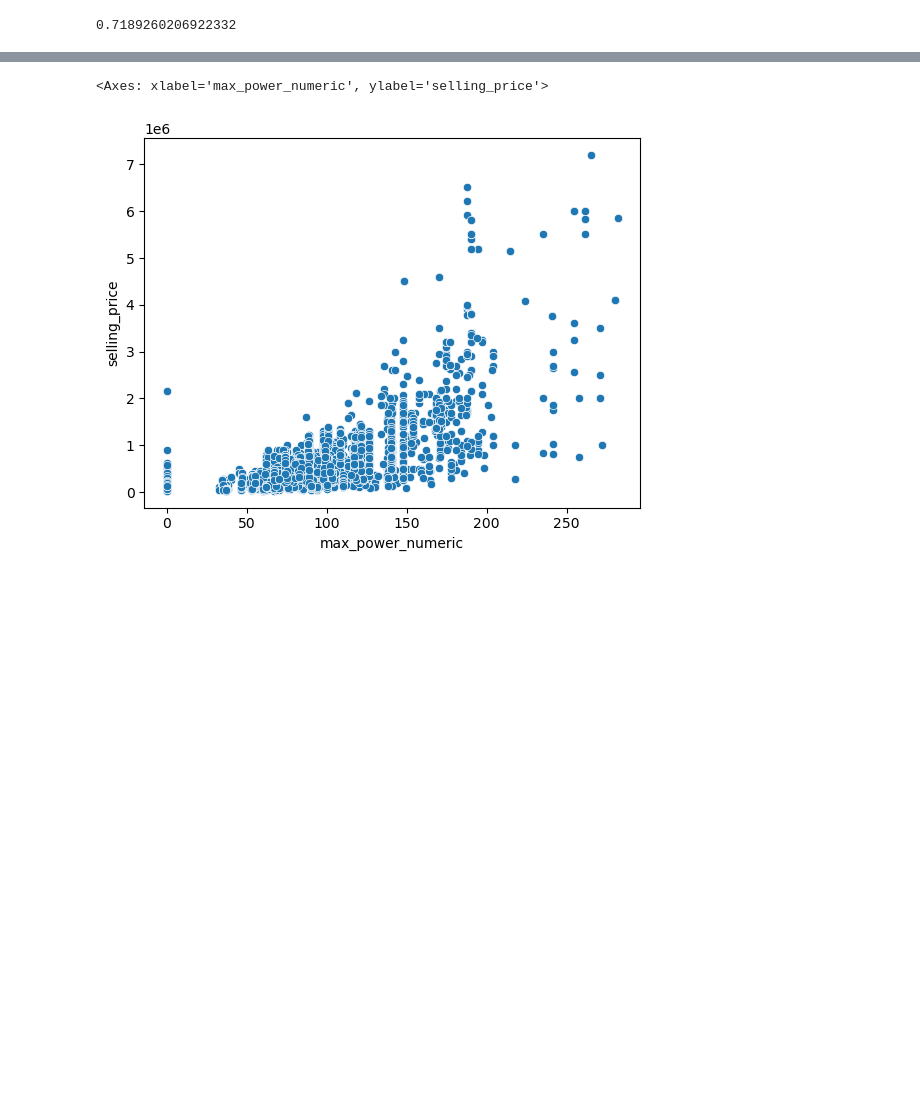
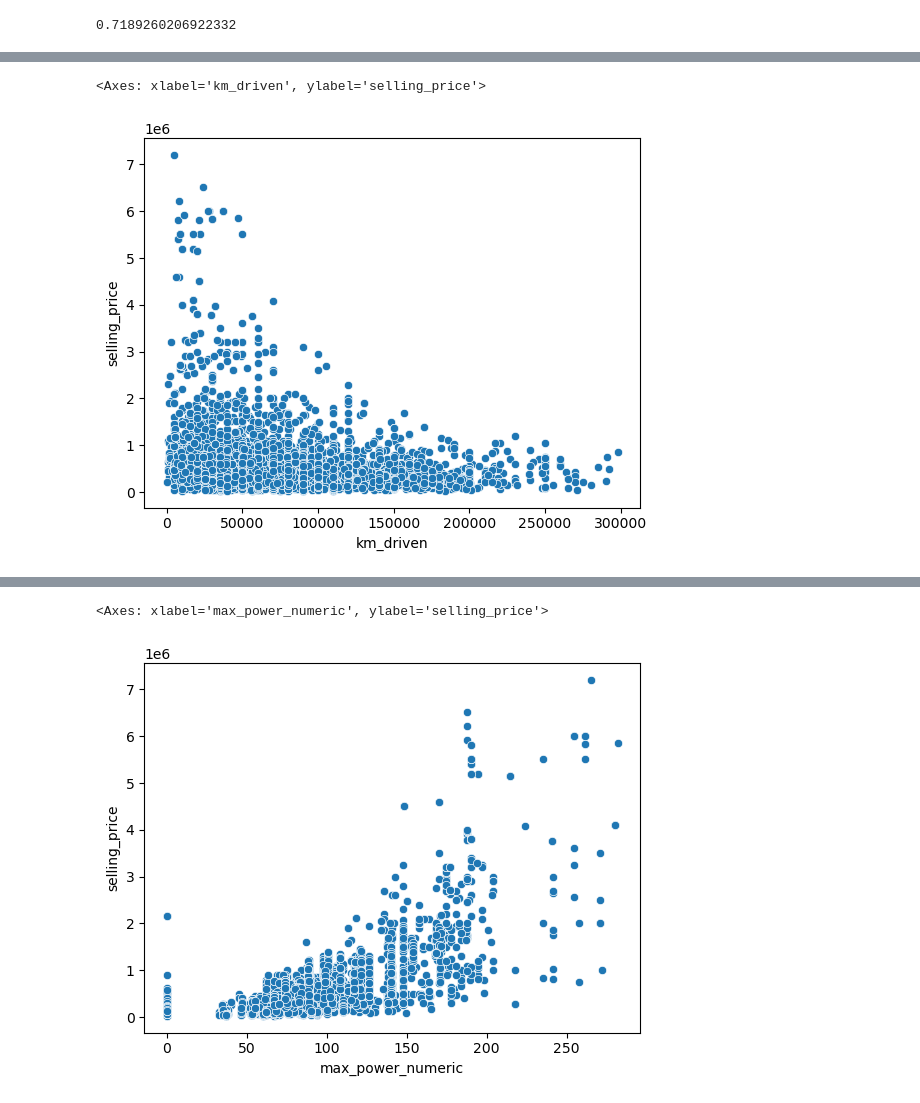
Before and after one commit to jehoward129/Machine_Learning, a Jupyter notebook: labs/Lab_03/Lab_3_Car_price_prediction.ipynb, the cells around one changed output, grey strips where cells are left out. Cells and saved outputs as stored; diff of their text form; code cells hidden in the pictures; blank space fills up the shorter version.

```diff
--- a/labs/Lab_03/Lab_3_Car_price_prediction.ipynb
+++ b/labs/Lab_03/Lab_3_Car_price_prediction.ipynb
@@ -44,0 +49,5 @@ car_data['selling_price'].corr(car_data['max_power_numeric'])
+# %%
+sns.scatterplot(x = 'km_driven', y = 'selling_price', data = car_data)
+# %% [output]
+<Axes: xlabel='km_driven', ylabel='selling_price'>
+[figure, added]
```
Also changed, not shown: parts of 19 cells of this notebook.
